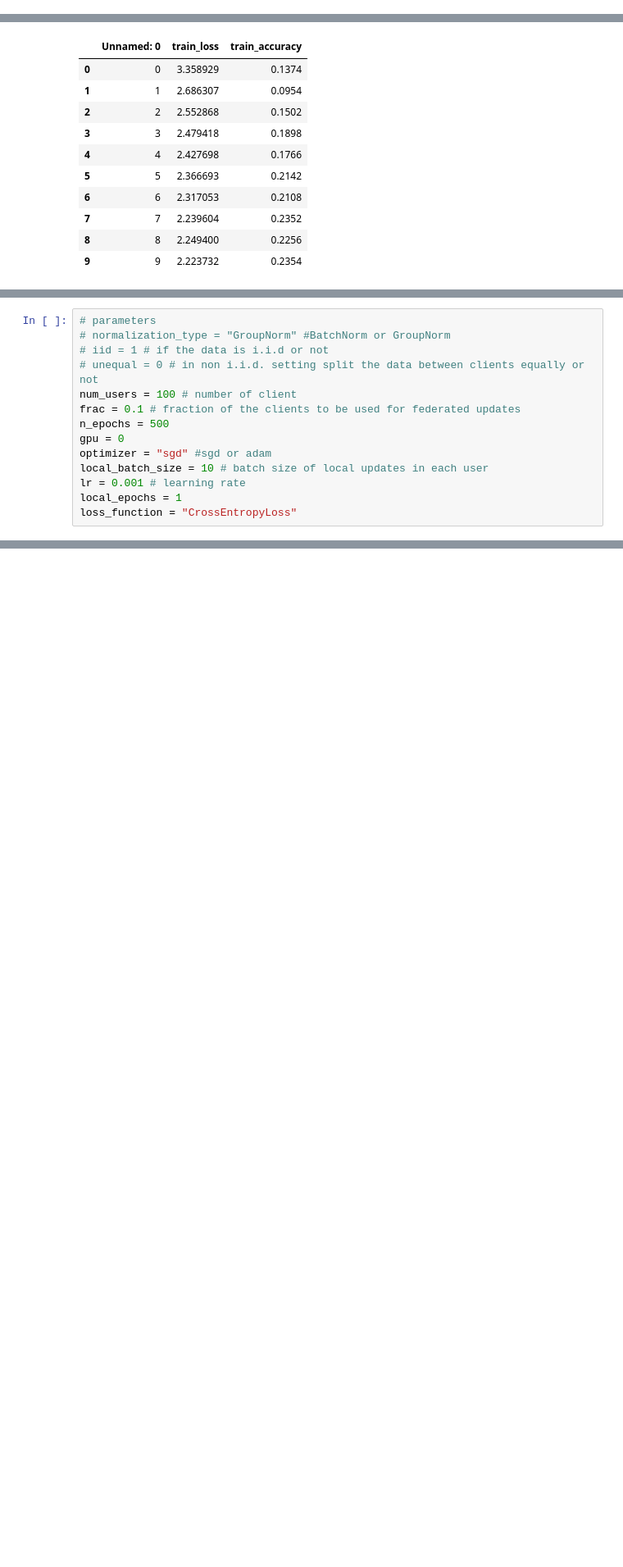
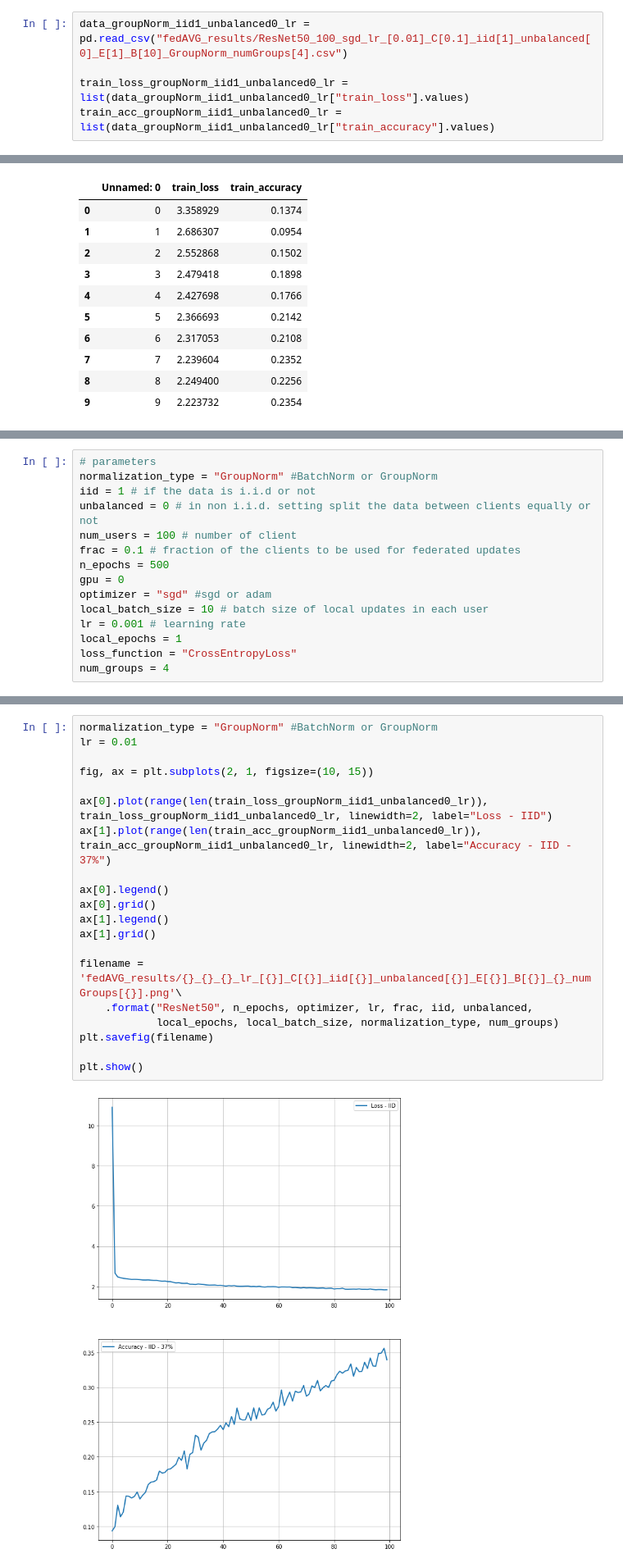
Before and after one commit to dadodimauro/MLDL-Federated-Learning, a Jupyter notebook: plot.ipynb, the cells around one changed output, grey strips where cells are left out. Shown at 82% size. Drawn from its saved outputs; the diff is of its cells as text; blank space fills up the shorter version.

```diff
--- a/plot.ipynb
+++ b/plot.ipynb
@@ -8,6 +8,11 @@ data_groupNorm_iid0_unbalanced1 = pd.read_csv("fedAVG_results/ResNet50_100_sgd_l
 data_groupNorm_iid1_unbalanced0 = pd.read_csv("fedAVG_results/ResNet50_100_sgd_lr_[0.001]_C[0.1]_iid[1]_unbalanced[0]_E[1]_B[10]_GroupNorm_numGroups[4].csv")
 data_groupNorm_iid0_unbalanced0 = pd.read_csv("fedAVG_results/ResNet50_100_sgd_lr_[0.001]_C[0.1]_iid[0]_unbalanced[0]_E[1]_B[10]_GroupNorm_numGroups[4].csv")
 data_groupNorm_iid0_unbalanced1 = pd.read_csv("fedAVG_results/ResNet50_100_sgd_lr_[0.001]_C[0.1]_iid[0]_unbalanced[1]_E[1]_B[10]_GroupNorm_numGroups[4].csv")
+# %%
+data_groupNorm_iid1_unbalanced0_lr = pd.read_csv("fedAVG_results/ResNet50_100_sgd_lr_[0.01]_C[0.1]_iid[1]_unbalanced[0]_E[1]_B[10]_GroupNorm_numGroups[4].csv")
+
+train_loss_groupNorm_iid1_unbalanced0_lr = list(data_groupNorm_iid1_unbalanced0_lr["train_loss"].values)
+train_acc_groupNorm_iid1_unbalanced0_lr = list(data_groupNorm_iid1_unbalanced0_lr["train_accuracy"].values)
 # %%
 data_groupNorm_iid1_unbalanced0.head(10)
 # %% [output]
@@ -42,8 +55,8 @@ train_accuracy_batchNorm = list(data_batchNorm["train_accuracy"].values)
 # %%
 # parameters
-# normalization_type = "GroupNorm" #BatchNorm or GroupNorm
-# iid = 1 # if the data is i.i.d or not
-# unequal = 0 # in non i.i.d. setting split the data between clients equally or not
+normalization_type = "GroupNorm" #BatchNorm or GroupNorm
+iid = 1 # if the data is i.i.d or not
+unbalanced = 0 # in non i.i.d. setting split the data between clients equally or not
 num_users = 100 # number of client
 frac = 0.1 # fraction of the clients to be used for federated updates
 n_epochs = 500
@@ -53,3 +66,4 @@ local_batch_size = 10 # batch size of local updates in each user
 lr = 0.001 # learning rate
 local_epochs = 1
 loss_function = "CrossEntropyLoss"
+num_groups = 4
@@ -56,3 +98,25 @@ loss_function = "CrossEntropyLoss"
+# %%
+normalization_type = "GroupNorm" #BatchNorm or GroupNorm
+lr = 0.01
+
+fig, ax = plt.subplots(2, 1, figsize=(10, 15))
+
+ax[0].plot(range(len(train_loss_groupNorm_iid1_unbalanced0_lr)), train_loss_groupNorm_iid1_unbalanced0_lr, linewidth=2, label="Loss - IID")
+ax[1].plot(range(len(train_acc_groupNorm_iid1_unbalanced0_lr)), train_acc_groupNorm_iid1_unbalanced0_lr, linewidth=2, label="Accuracy - IID - 37%")
+
+ax[0].legend()
+ax[0].grid()
+ax[1].legend()
+ax[1].grid()
+
+filename = 'fedAVG_results/{}_{}_{}_lr_[{}]_C[{}]_iid[{}]_unbalanced[{}]_E[{}]_B[{}]_{}_numGroups[{}].png'\
+    .format("ResNet50", n_epochs, optimizer, lr, frac, iid, unbalanced,
+            local_epochs, local_batch_size, normalization_type, num_groups)
+plt.savefig(filename)
+
+plt.show()
+# %% [output]
+[figure, added]
 # %%
 # normalization_type = "GroupNorm" #BatchNorm or GroupNorm
 #
```
Also changed, not shown: parts of 4 cells of this notebook, 5 other files.
